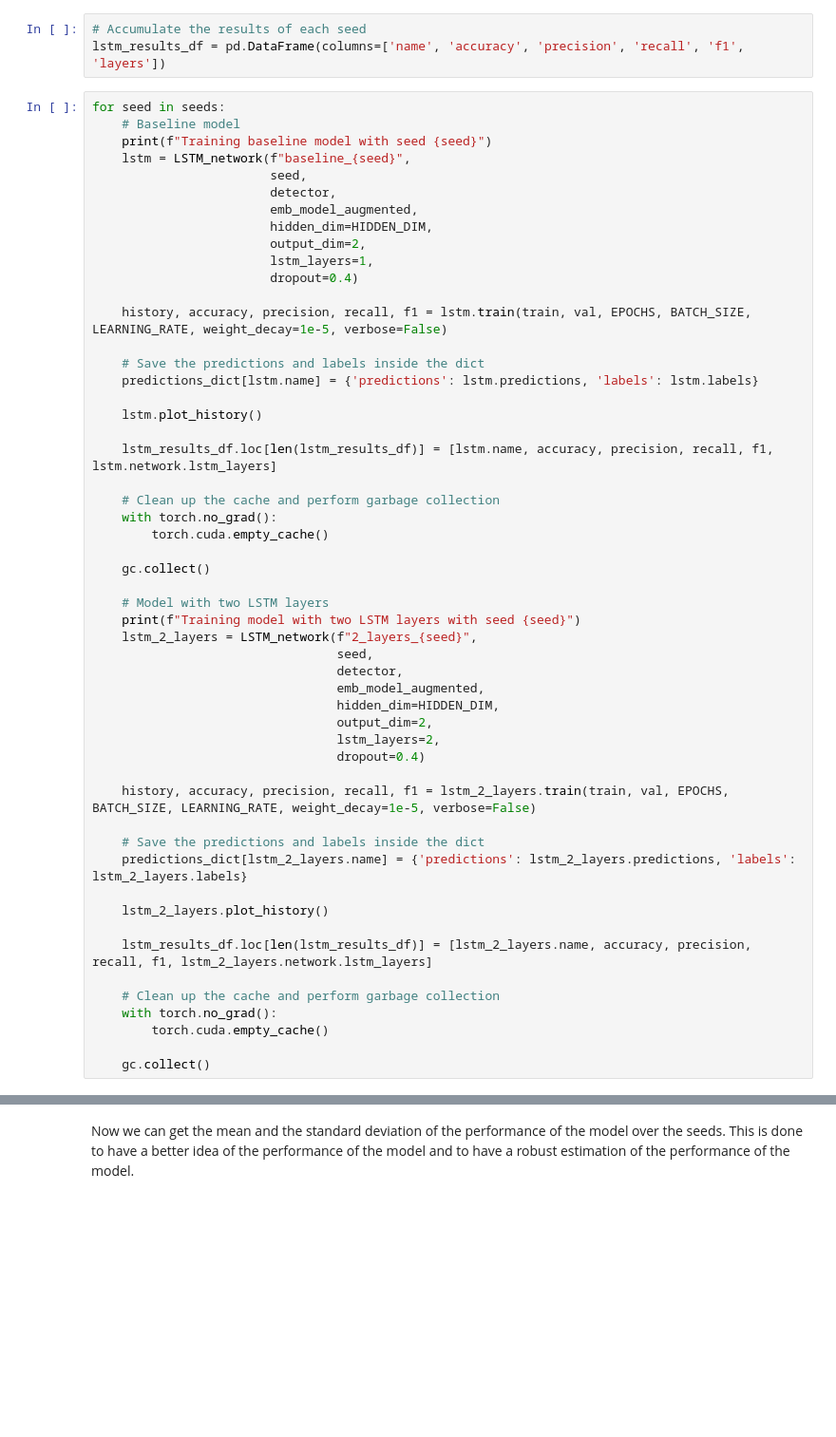
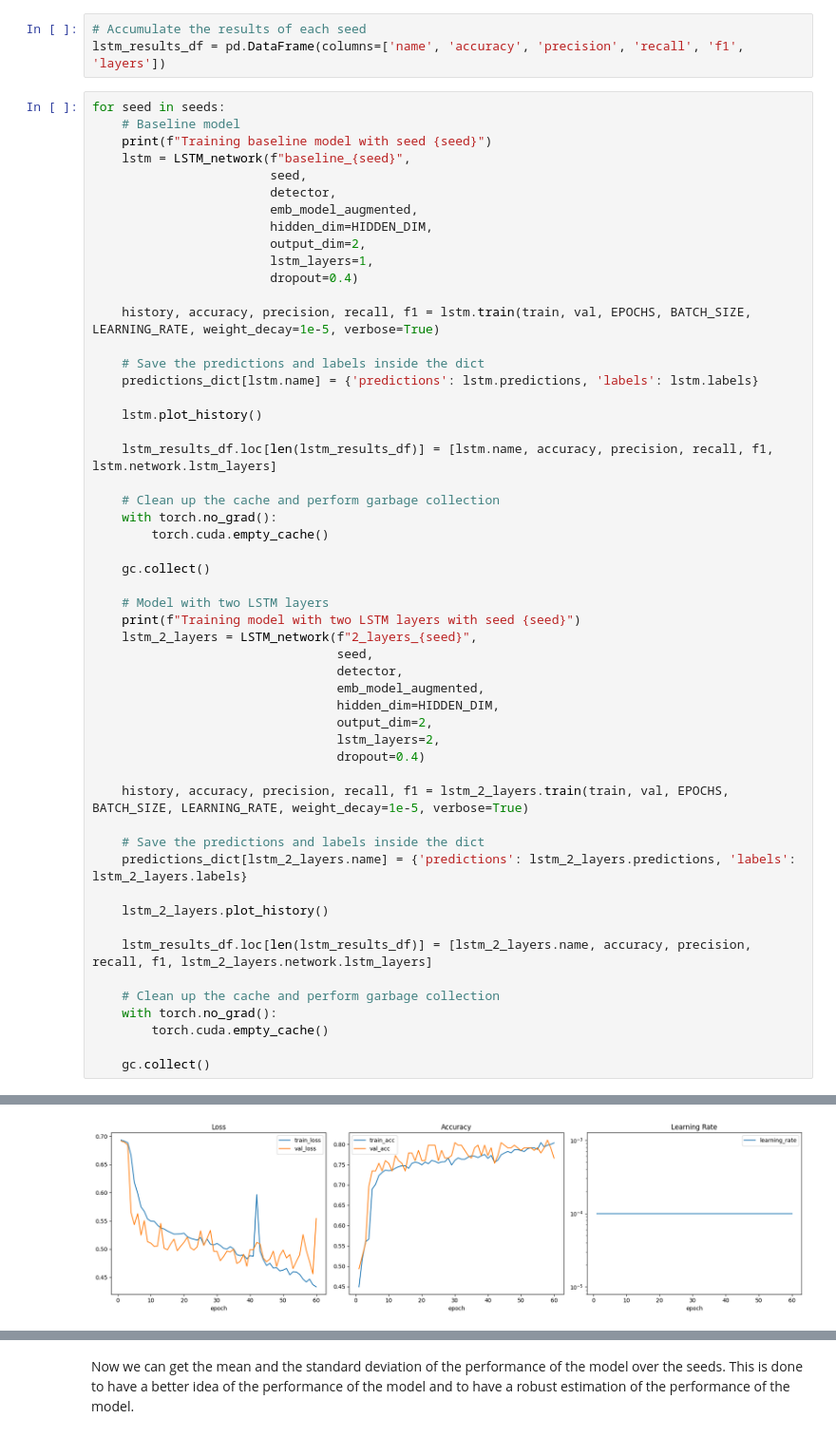
Before and after one commit to MatteoFasulo/Sexism-detection, a Jupyter notebook: assignment_1.ipynb, the cells around one changed output, grey strips where cells are left out. Shown: that part at 95% size. Drawn from its saved outputs; the diff is of its cells as text; blank space fills up the shorter version.

```diff
--- a/assignment_1.ipynb
+++ b/assignment_1.ipynb
@@ -1089,7 +1099,7 @@ for seed in seeds:
                         lstm_layers=1,
                         dropout=0.4)
 
-    history, accuracy, precision, recall, f1 = lstm.train(train, val, EPOCHS, BATCH_SIZE, LEARNING_RATE, weight_decay=1e-5, verbose=False)
+    history, accuracy, precision, recall, f1 = lstm.train(train, val, EPOCHS, BATCH_SIZE, LEARNING_RATE, weight_decay=1e-5, verbose=True)
 
     # Save the predictions and labels inside the dict
     predictions_dict[lstm.name] = {'predictions': lstm.predictions, 'labels': lstm.labels}
@@ -1115,7 +1125,7 @@ for seed in seeds:
                                  lstm_layers=2,
                                  dropout=0.4)
 
-    history, accuracy, precision, recall, f1 = lstm_2_layers.train(train, val, EPOCHS, BATCH_SIZE, LEARNING_RATE, weight_decay=1e-5, verbose=False)
+    history, accuracy, precision, recall, f1 = lstm_2_layers.train(train, val, EPOCHS, BATCH_SIZE, LEARNING_RATE, weight_decay=1e-5, verbose=True)
 
     # Save the predictions and labels inside the dict
     predictions_dict[lstm_2_layers.name] = {'predictions': lstm_2_layers.predictions, 'labels': lstm_2_layers.labels}
@@ -1149,0 +1160 @@ Model has not been trained yet. Please train the model to plot the history.
+[figure, added]
```
Also changed, not shown: parts of 12 cells of this notebook.
